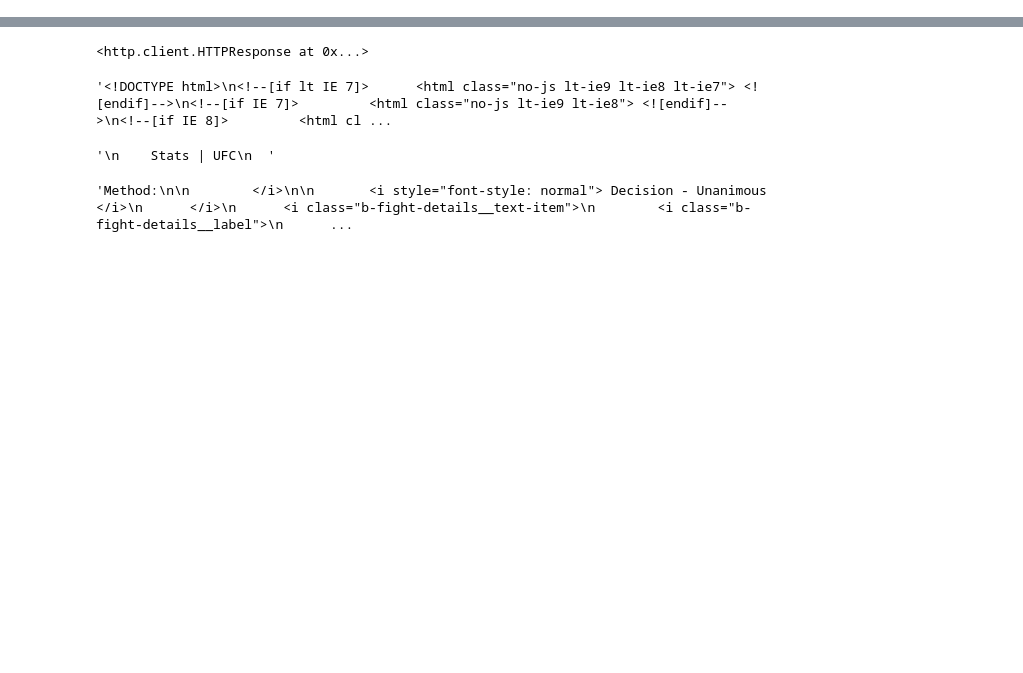
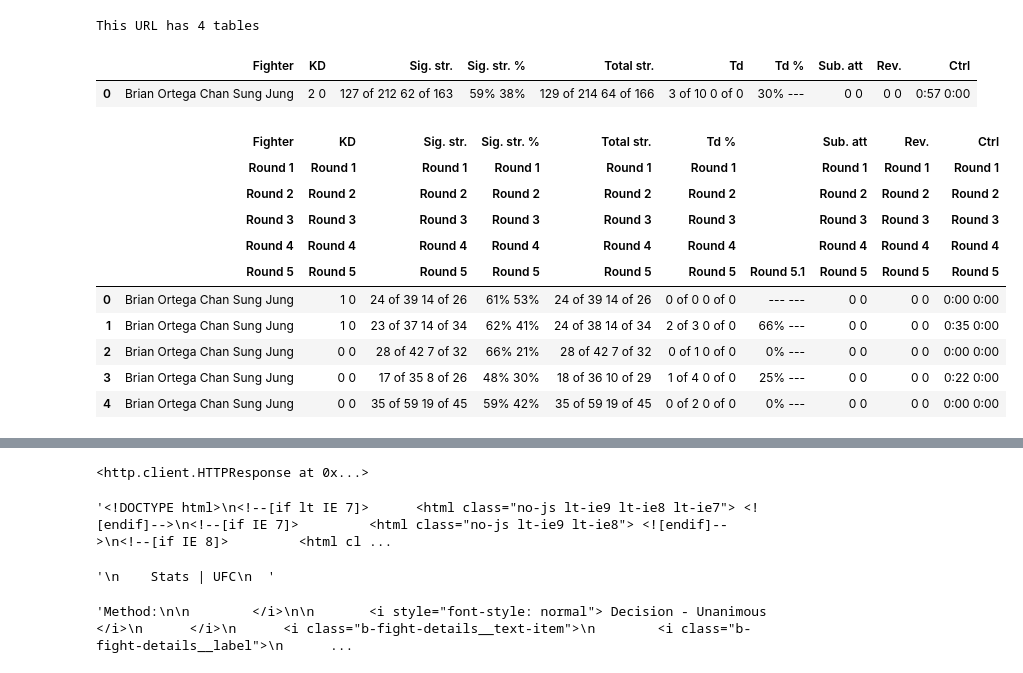
Before and after one commit to tylerlum/ufc_automated_scoring_system, a Jupyter notebook: UFC_Automated_Scoring_System.ipynb, the cells around one changed output, grey strips where cells are left out. Saved outputs shown, nothing was run; the diff lists cells and outputs as text; code cells hidden in the pictures; blank space fills up the shorter version.

Commit message:
Parse fight stats

```diff
--- a/UFC_Automated_Scoring_System.ipynb
+++ b/UFC_Automated_Scoring_System.ipynb
@@ -2,0 +54,25 @@
+# %%
+ortega_vs_jung_url = "http://ufcstats.com/fight-details/5a440bdee19efaab"
+ortega_vs_jung_tables = pd.read_html(ortega_vs_jung_url)
+print(f"This URL has {len(ortega_vs_jung_tables)} tables")
+# %% [output]
+This URL has 4 tables
+# %%
+ortega_vs_jung_tables[0].head()
+# %% [output]
+|  | Fighter | KD | Sig. str. | Sig. str. % | Total str. | Td | Td % | Sub. att | Rev. | Ctrl |
+| 0 | Brian Ortega Chan Sung Jung | 2 0 | 127 of 212 62 of 163 | 59% 38% | 129 of 214 64 of 166 | 3 of 10 0 of 0 | 30% --- | 0 0 | 0 0 | 0:57 0:00 |
+# %%
+ortega_vs_jung_tables[1].head()
+# %% [output]
+|  | Fighter | KD | Sig. str. | Sig. str. % | Total str. | Td % |  | Sub. att | Rev. | Ctrl |
+|  | Round 1 | Round 1 | Round 1 | Round 1 | Round 1 | Round 1 |  | Round 1 | Round 1 | Round 1 |
+|  | Round 2 | Round 2 | Round 2 | Round 2 | Round 2 | Round 2 |  | Round 2 | Round 2 | Round 2 |
+|  | Round 3 | Round 3 | Round 3 | Round 3 | Round 3 | Round 3 |  | Round 3 | Round 3 | Round 3 |
+|  | Round 4 | Round 4 | Round 4 | Round 4 | Round 4 | Round 4 |  | Round 4 | Round 4 | Round 4 |
+|  | Round 5 | Round 5 | Round 5 | Round 5 | Round 5 | Round 5 | Round 5.1 | Round 5 | Round 5 | Round 5 |
+| 0 | Brian Ortega Chan Sung Jung | 1 0 | 24 of 39 14 of 26 | 61% 53% | 24 of 39 14 of 26 | 0 of 0 0 of 0 | --- --- | 0 0 | 0 0 | 0:00 0:00 |
+| 1 | Brian Ortega Chan Sung Jung | 1 0 | 23 of 37 14 of 34 | 62% 41% | 24 of 38 14 of 34 | 2 of 3 0 of 0 | 66% --- | 0 0 | 0 0 | 0:35 0:00 |
+| 2 | Brian Ortega Chan Sung Jung | 0 0 | 28 of 42 7 of 32 | 66% 21% | 28 of 42 7 of 32 | 0 of 1 0 of 0 | 0% --- | 0 0 | 0 0 | 0:00 0:00 |
+| 3 | Brian Ortega Chan Sung Jung | 0 0 | 17 of 35 8 of 26 | 48% 30% | 18 of 36 10 of 29 | 1 of 4 0 of 0 | 25% --- | 0 0 | 0 0 | 0:22 0:00 |
+| 4 | Brian Ortega Chan Sung Jung | 0 0 | 35 of 59 19 of 45 | 59% 42% | 35 of 59 19 of 45 | 0 of 2 0 of 0 | 0% --- | 0 0 | 0 0 | 0:00 0:00 |
```
Also changed, not shown: parts of 19 cells of this notebook.
